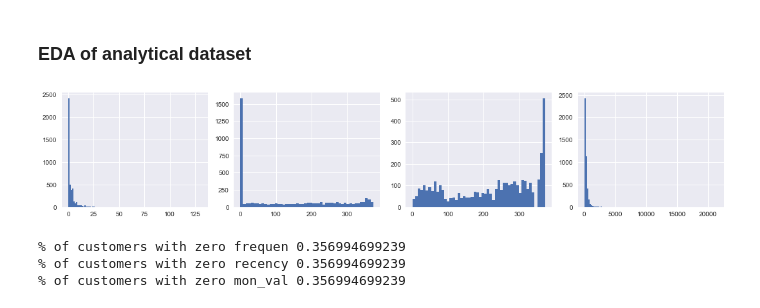
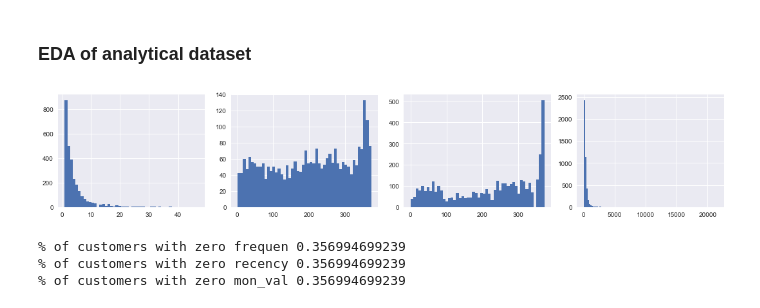
Before and after one commit to SwapnilSParkhe/Project-Customer_Lifetime_Value, a Jupyter notebook: CLV_NonContractual_Continuous.ipynb, the cells around one changed output. Drawn from its saved outputs; the diff is of its cells as text; code cells hidden in the pictures.

```diff
--- a/CLV_NonContractual_Continuous.ipynb
+++ b/CLV_NonContractual_Continuous.ipynb
@@ -187,13 +187,13 @@ max     131.000000   373.000000   373.000000   168469.600000
 # %%
 #Frequency distribution of variables (RFM)
 fig,axes=plt.subplots(1,4, figsize=(15,3))
-axes[0].hist(df4['frequency'],bins=100)
-axes[1].hist(df4['recency'],bins=50)
+axes[0].hist(df4[(df4['frequency']>0) & (df4['frequency']<50)]['frequency'],bins=50)
+axes[1].hist(df4[df4['recency']>0]['recency'],bins=50)
 axes[2].hist(df4['T'],bins=50)
 axes[3].hist(df4[df4['monetary_value']<=50000]['monetary_value'],bins=100)
 plt.tight_layout()
 # %% [output]
-[figure, old version]
+[figure, new version]
 # %%
 #Checking values with 0 value in ADS (These are one time buyers or non-repeat buyers)
 print('% of customers with zero frequen', sum(df4['frequency']==0)/len(df4))
```
Also changed, not shown: parts of 3 cells of this notebook.
